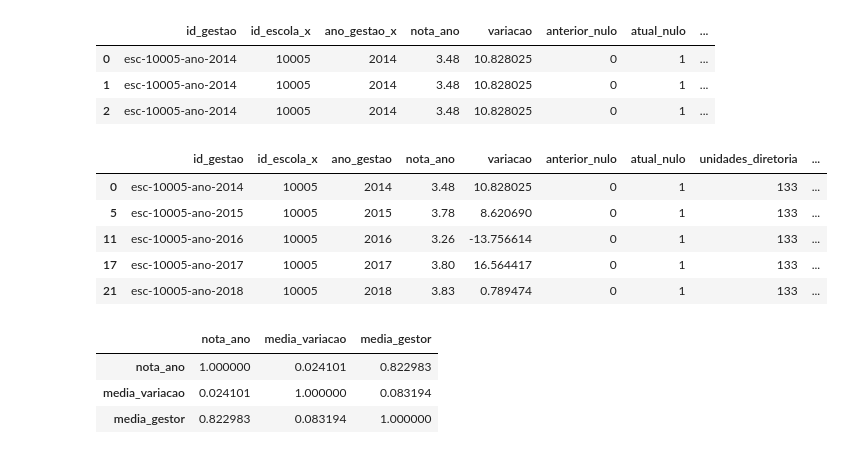
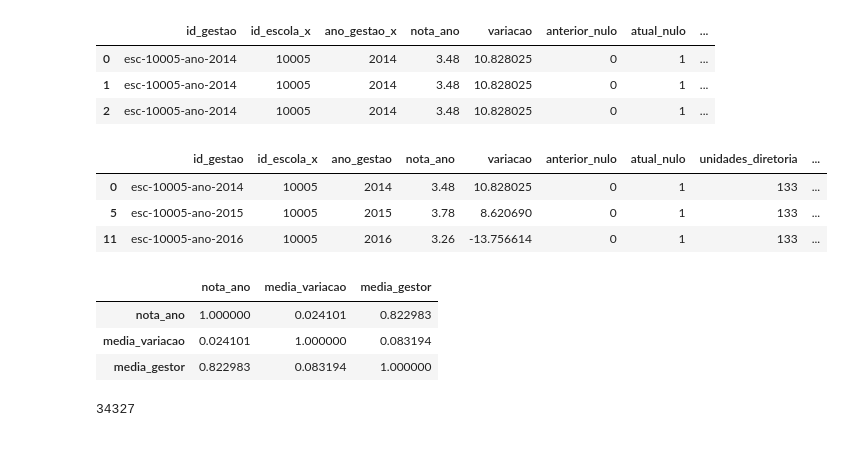
Before and after one commit to vultor33/DesafioSeduc, a Jupyter notebook: Fato_Gestao_SARESP.ipynb, the cells around one changed output. Cells and saved outputs as stored; diff of their text form; code cells hidden in the pictures.

```diff
--- a/Fato_Gestao_SARESP.ipynb
+++ b/Fato_Gestao_SARESP.ipynb
@@ -443,15 +337,15 @@ mergeidesp.head(3)
 mergeidesp = mergeidesp.dropna(subset=['nota_ano'])
 mergeidesp = mergeidesp.rename({'ano_gestao_x': 'ano_gestao'}, axis=1)
 mergeidesp.ano_gestao = mergeidesp.ano_gestao.astype(int)
-# %%
-mergeidesp[mergeidesp.id_gestor == 326625]
-# %% [output]
-|  | id_gestao | id_escola_x | ano_gestao | nota_ano | variacao | anterior_nulo | atual_nulo | unidades_diretoria | ... |
-| 0 | esc-10005-ano-2014 | 10005 | 2014 | 3.48 | 10.828025 | 0 | 1 | 133 | ... |
-| 5 | esc-10005-ano-2015 | 10005 | 2015 | 3.78 | 8.620690 | 0 | 1 | 133 | ... |
-| 11 | esc-10005-ano-2016 | 10005 | 2016 | 3.26 | -13.756614 | 0 | 1 | 133 | ... |
-| 17 | esc-10005-ano-2017 | 10005 | 2017 | 3.80 | 16.564417 | 0 | 1 | 133 | ... |
-| 21 | esc-10005-ano-2018 | 10005 | 2018 | 3.83 | 0.789474 | 0 | 1 | 133 | ... |
+# %%
+mergeidesp[mergeidesp.id_gestor == 326625].head(3)
+# O Gestor X atuou em a,b,c anos nas seguintes escolas.
+# A nota nestes anos foi Z
+# %% [output]
+|  | id_gestao | id_escola_x | ano_gestao | nota_ano | variacao | anterior_nulo | atual_nulo | unidades_diretoria | ... |
+| 0 | esc-10005-ano-2014 | 10005 | 2014 | 3.48 | 10.828025 | 0 | 1 | 133 | ... |
+| 5 | esc-10005-ano-2015 | 10005 | 2015 | 3.78 | 8.620690 | 0 | 1 | 133 | ... |
+| 11 | esc-10005-ano-2016 | 10005 | 2016 | 3.26 | -13.756614 | 0 | 1 | 133 | ... |
 # %%
 LISTA_ANOS = [2014, 2015, 2016, 2017, 2018]
 adic_media = {}
@@ -504,3 +396,7 @@ mergeidesp2.loc[:,['nota_ano','media_variacao','media_gestor']].corr()
 | nota_ano | 1.000000 | 0.024101 | 0.822983 |
 | media_variacao | 0.024101 | 1.000000 | 0.083194 |
 | media_gestor | 0.822983 | 0.083194 | 1.000000 |
+# %%
+mergeidesp2.media_variacao.isnull().sum()
+# %% [output]
+34327
```
Also changed, not shown: parts of 17 cells of this notebook, 2 other files.
